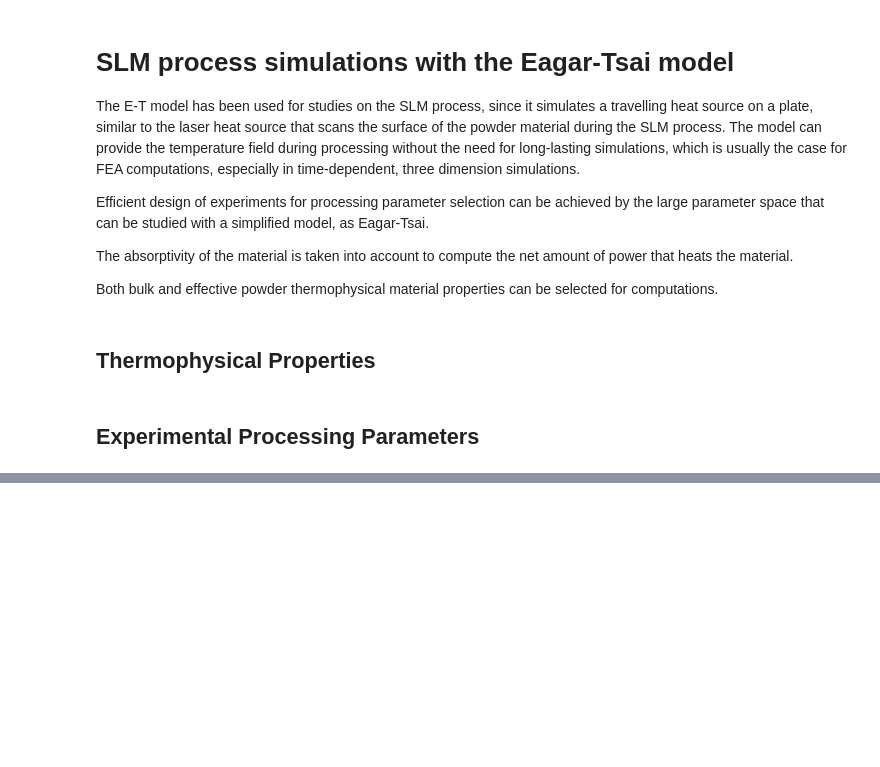
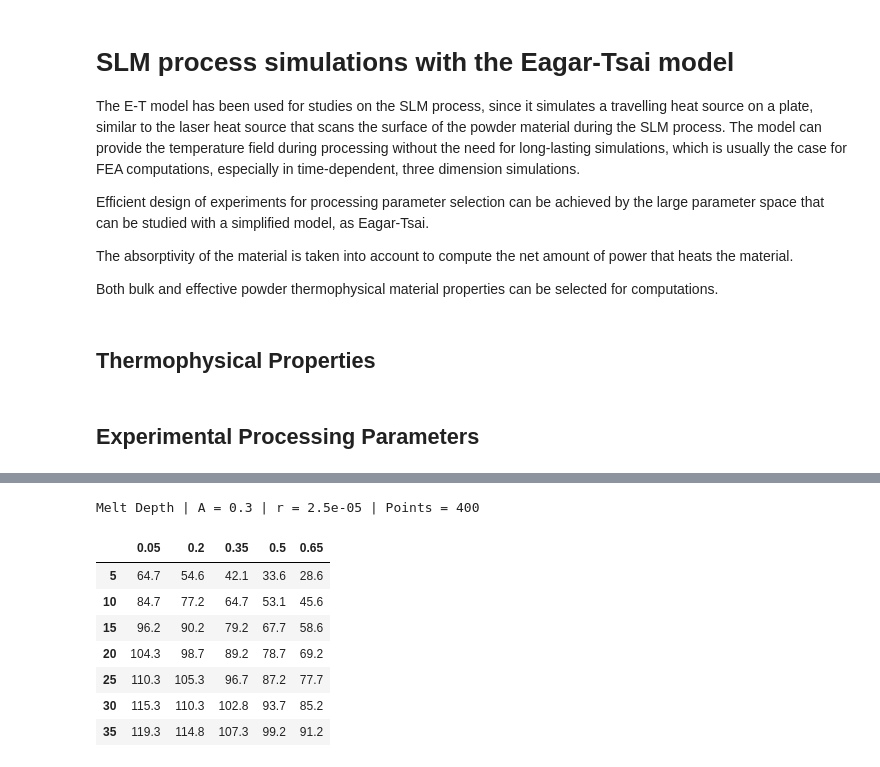
Before and after one commit to panorammix/ETModel_SLM, a Jupyter notebook: Eagar_Tsai_model_SLM.ipynb, the cells around one changed output, grey strips where cells are left out. Cells and saved outputs as stored; diff of their text form; code cells hidden in the pictures; blank space fills up the shorter version.

```diff
--- a/Eagar_Tsai_model_SLM.ipynb
+++ b/Eagar_Tsai_model_SLM.ipynb
@@ -549,0 +357,11 @@ print ('Maximum quad errors',numpy.max(Error_depth_LB), numpy.max(Error_width_LB
+# %%
+radius = 25e-06
+
+points = 400
+w = numpy.linspace ( -600e-06, 200e-06, points )
+y = numpy.linspace ( 0, 200e-06, points )
+z = numpy.linspace(0, -200e-6, points)
+
+mater_solid = numpy.array( [k_solid, C_solid, rho_solid, a_solid, Tmelt, Absor ] ) #!!!!!!!!!
+mater_bed = numpy.array ( [k_bed, C_solid, rho_bed, a_bed, Tmelt, Absor ] )
+#procs = numpy.array ( [power, speed, radius ] ) #!!!!!!!!!!!!!!
@@ -549,0 +378,18 @@ print ('Maximum quad errors',numpy.max(Error_depth_LB), numpy.max(Error_width_LB
+# %%
+%%time
+melt_length = numpy.empty([len(powers),len(speeds)])
+melt_width = numpy.empty([len(powers),len(speeds)])
+melt_depth = numpy.empty([len(powers),len(speeds)])
+Tmax = numpy.empty([len(powers),len(speeds)])
+row_names = []
+for i, P in enumerate(powers):
+    column_names = []
+    row_names.append(str(P))
+    for j, v in enumerate(speeds):
+        TfieldXY, TfieldXZ, ErrorXY, ErrorXZ = Tfield (w, y, z, mater_solid, P, v)
+        melt_dimensions = meltdim( TfieldXY, TfieldXZ,w, y, z, Tmelt, tol = 1.0 )
+        Tmax [ i, j ] = numpy.max ( TfieldXY )
+        melt_length[i,j] = melt_dimensions[0]
+        melt_width[i,j] = melt_dimensions[1]
+        melt_depth[i,j] = melt_dimensions[2]
+        column_names.append(str(v))
@@ -549,0 +399,14 @@ print ('Maximum quad errors',numpy.max(Error_depth_LB), numpy.max(Error_width_LB
+# %%
+MD = pandas.DataFrame(melt_depth, columns = column_names, index = row_names)
+MD.style.set_caption ('Melt Depth | '+' A = ' + str(Absor) + ' | r = '+ str(radius)+ ' |'  + ' Points = ' + str(numpy.shape(TfieldXZ)[0]))
+#MD.style.fontsize(12)
+# %% [output]
+Melt Depth | A = 0.3 | r = 2.5e-05 | Points = 400
+|  | 0.05 | 0.2 | 0.35 | 0.5 | 0.65 |
+| 5 | 64.7 | 54.6 | 42.1 | 33.6 | 28.6 |
+| 10 | 84.7 | 77.2 | 64.7 | 53.1 | 45.6 |
+| 15 | 96.2 | 90.2 | 79.2 | 67.7 | 58.6 |
+| 20 | 104.3 | 98.7 | 89.2 | 78.7 | 69.2 |
+| 25 | 110.3 | 105.3 | 96.7 | 87.2 | 77.7 |
+| 30 | 115.3 | 110.3 | 102.8 | 93.7 | 85.2 |
+| 35 | 119.3 | 114.8 | 107.3 | 99.2 | 91.2 |
```
Also changed, not shown: parts of 20 cells of this notebook.
